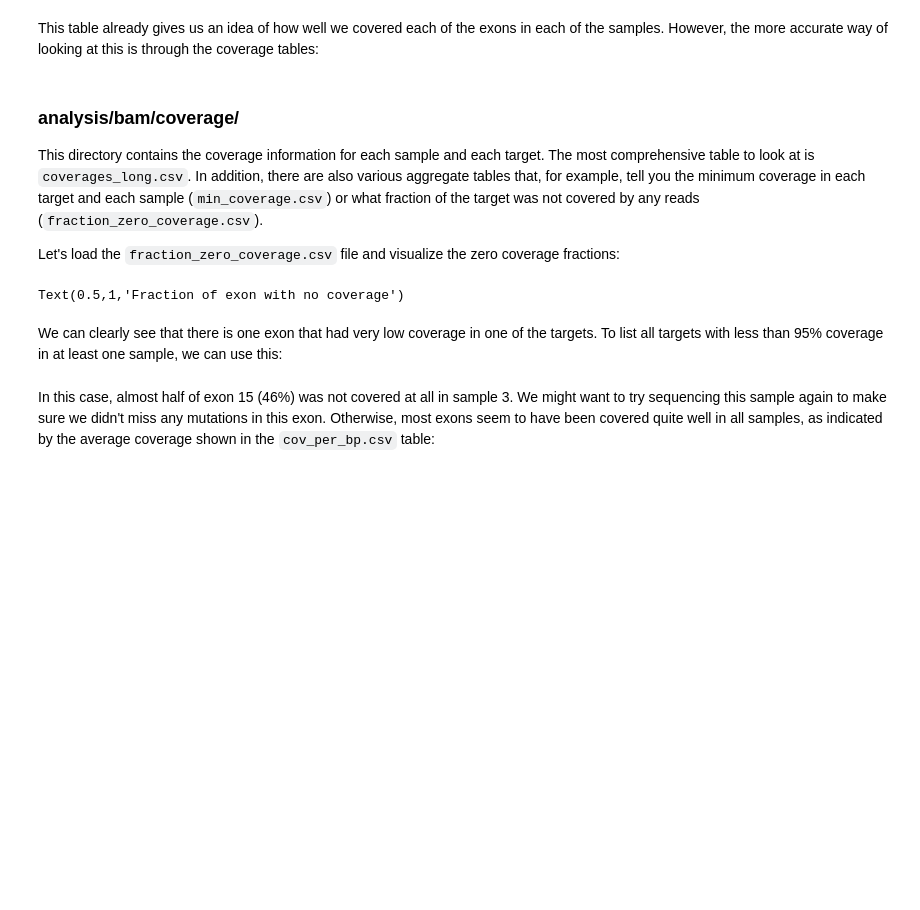
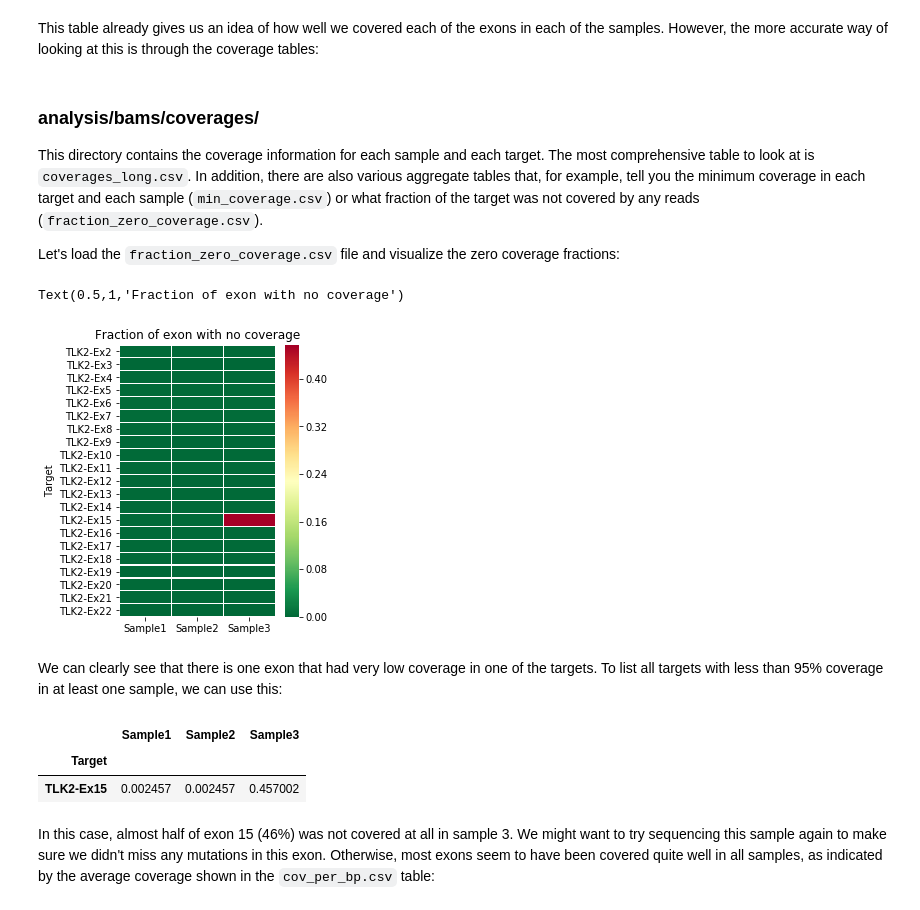
Before and after one commit to koelling/amplimap, a Jupyter notebook: tutorials/tutorial_TLK2.ipynb, the cells around one changed output. Saved outputs shown, nothing was run; the diff lists cells and outputs as text; code cells hidden in the pictures; blank space fills up the shorter version.

```diff
--- a/tutorials/tutorial_TLK2.ipynb
+++ b/tutorials/tutorial_TLK2.ipynb
@@ -273,7 +273,7 @@ pd.read_csv('analysis/reads_parsed/stats_reads.csv').head()
 # %% [markdown]
 This table already gives us an idea of how well we covered each of the exons in each of the samples. However, the more accurate way of looking at this is through the coverage tables:
 # %% [markdown]
-### analysis/bam/coverage/
+### analysis/bams/coverages/
 
 This directory contains the coverage information for each sample and each target.
 The most comprehensive table to look at is ``coverages_long.csv``. In addition,
@@ -282,21 +282,26 @@ each sample (``min_coverage.csv``) or what fraction of the target was not covere
 
 Let's load the ``fraction_zero_coverage.csv`` file and visualize the zero coverage fractions:
 # %%
-zero_fraction = pd.read_csv('analysis/bam/coverage/fraction_zero_coverage.csv', index_col='Target')
+zero_fraction = pd.read_csv('analysis/bams/coverages/fraction_zero_coverage.csv', index_col='Target')
 
 #reorder by exon number
 zero_fraction['sort_key'] = zero_fraction.index.str.replace('TLK2-Ex', '').astype(int)
 zero_fraction = zero_fraction.sort_values('sort_key').drop(columns=['sort_key'])
 
 plt.figure(figsize=(3.5, 5))
 sns.heatmap(zero_fraction, cmap='RdYlGn_r', linewidths=0.1)
 plt.title("Fraction of exon with no coverage")
 # %% [output]
 Text(0.5,1,'Fraction of exon with no coverage')
+[figure, added]
 # %% [markdown]
 We can clearly see that there is one exon that had very low coverage in one of the targets. To list all targets with less than 95% coverage in at least one sample, we can use this:
 # %%
 zero_fraction[zero_fraction.apply(max, axis = 1) > 0.05]
+# %% [output]
+|  | Sample1 | Sample2 | Sample3 |
+| Target |  |  |  |
+| TLK2-Ex15 | 0.002457 | 0.002457 | 0.457002 |
 # %% [markdown]
 In this case, almost half of exon 15 (46%) was not covered at all in sample 3. We might want to try sequencing this sample again to make sure we didn't miss any mutations in this exon. Otherwise, most exons seem to have been covered quite well in all samples, as indicated by the average coverage shown in the ``cov_per_bp.csv`` table:
 # %%
```
Also changed, not shown: parts of 9 cells of this notebook, 2 other files.
